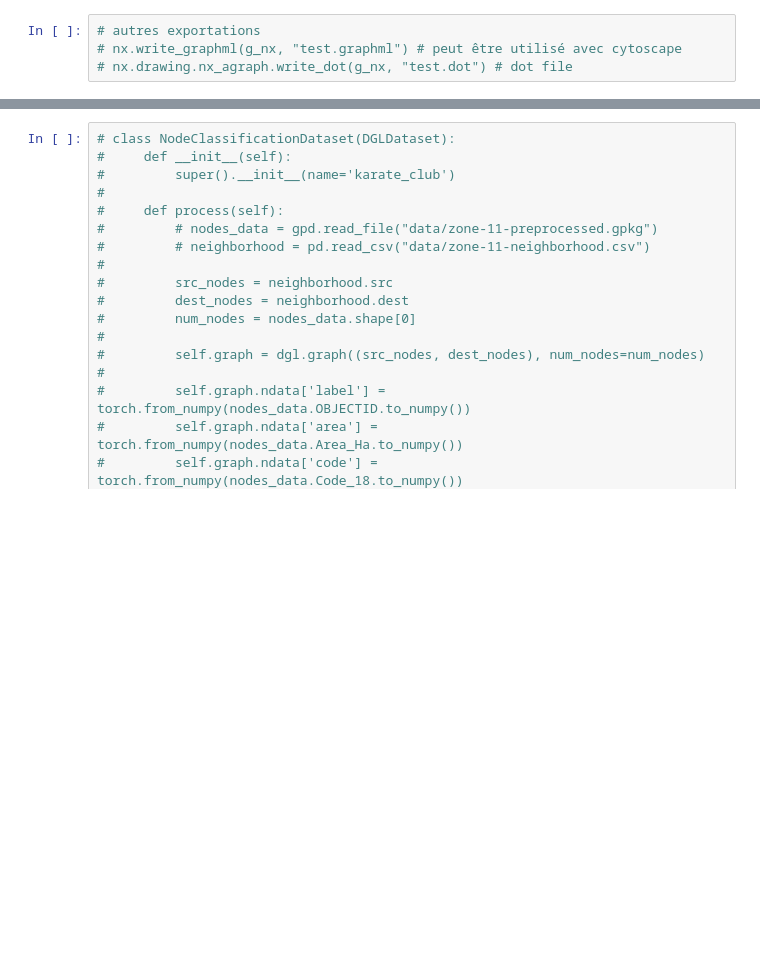
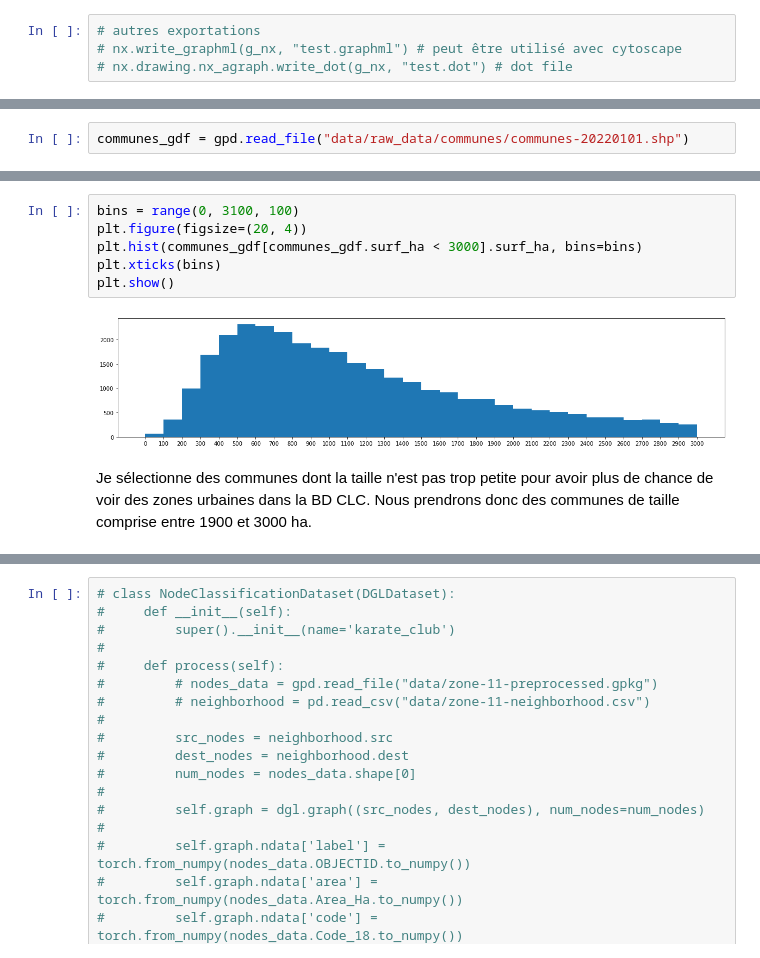
Before and after one commit to massimovenuti/clc-graph-deep-learning, a Jupyter notebook: clc.ipynb, the cells around one changed output, grey strips where cells are left out. Drawn from its saved outputs; the diff is of its cells as text; blank space fills up the shorter version.

```diff
--- a/clc.ipynb
+++ b/clc.ipynb
@@ -814,0 +875,2 @@ plt.show()
+# %%
+communes_gdf = gpd.read_file("data/raw_data/communes/communes-20220101.shp")
@@ -814,0 +913,10 @@ plt.show()
+# %%
+bins = range(0, 3100, 100)
+plt.figure(figsize=(20, 4))
+plt.hist(communes_gdf[communes_gdf.surf_ha < 3000].surf_ha, bins=bins)
+plt.xticks(bins)
+plt.show()
+# %% [output]
+[figure, added]
+# %% [markdown]
+Je sélectionne des communes dont la taille n'est pas trop petite pour avoir plus de chance de voir des zones urbaines dans la BD CLC. Nous prendrons donc des communes de taille comprise entre 1900 et 3000 ha.
```
Also changed, not shown: parts of 77 cells of this notebook, 12 other files.
